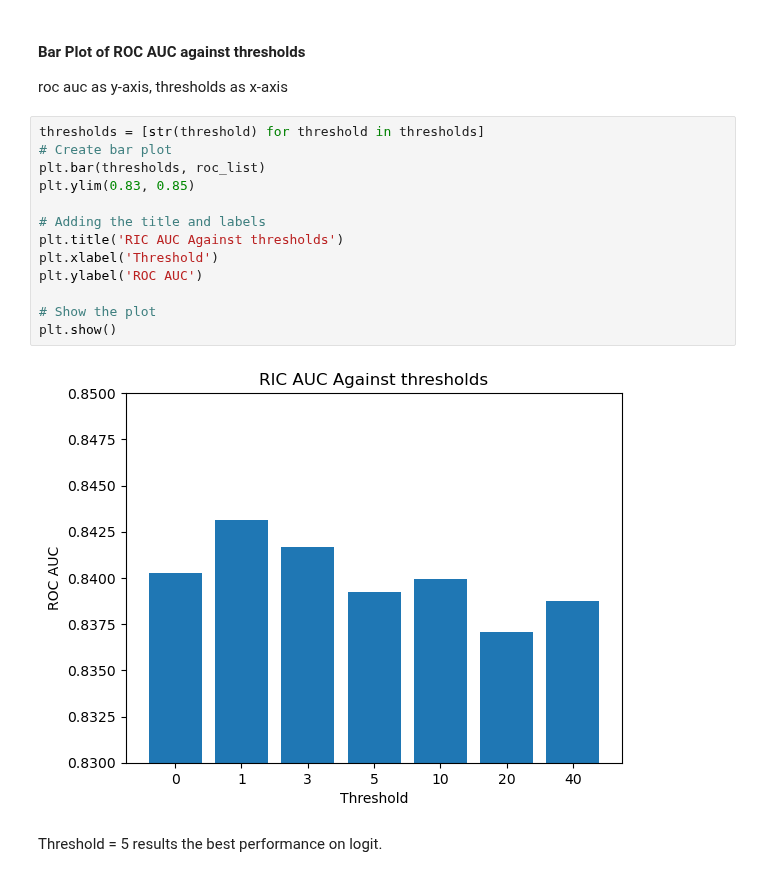
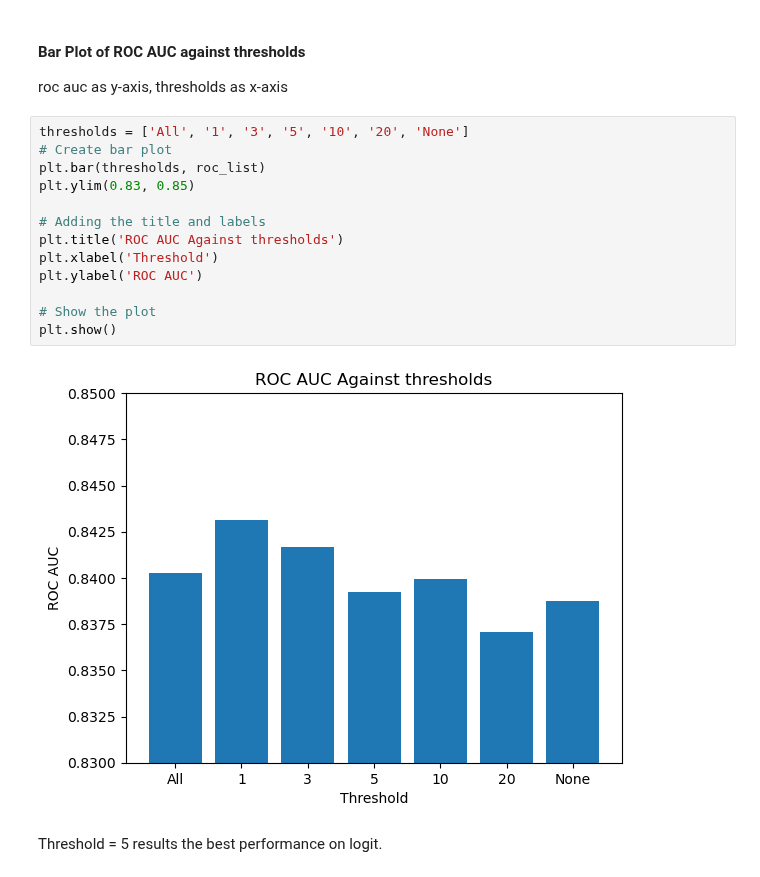
Before and after one commit to DecisionTreeBruining/212B-ML-Project, a Jupyter notebook: assignment_2/local_dev/preprocessing_hailey.ipynb, the cells around one changed output. Saved outputs shown, nothing was run; the diff lists cells and outputs as text.

Commit message:
changed threshold plot

```diff
--- a/assignment_2/local_dev/preprocessing_hailey.ipynb
+++ b/assignment_2/local_dev/preprocessing_hailey.ipynb
@@ -526,20 +526,20 @@ roc_list
 
 roc auc as y-axis, thresholds as x-axis
 # %%
-thresholds = [str(threshold) for threshold in thresholds]
+thresholds = ['All', '1', '3', '5', '10', '20', 'None']
 # Create bar plot
 plt.bar(thresholds, roc_list)
 plt.ylim(0.83, 0.85)
 
 # Adding the title and labels
-plt.title('RIC AUC Against thresholds')
+plt.title('ROC AUC Against thresholds')
 plt.xlabel('Threshold')
 plt.ylabel('ROC AUC')
 
 # Show the plot
 plt.show()
 # %% [output]
-[figure, old version]
+[figure, new version]
 # %% [markdown]
 Threshold = 5 results the best performance on logit.
 # %% [markdown]
```
Also changed, not shown: 2 other files.
